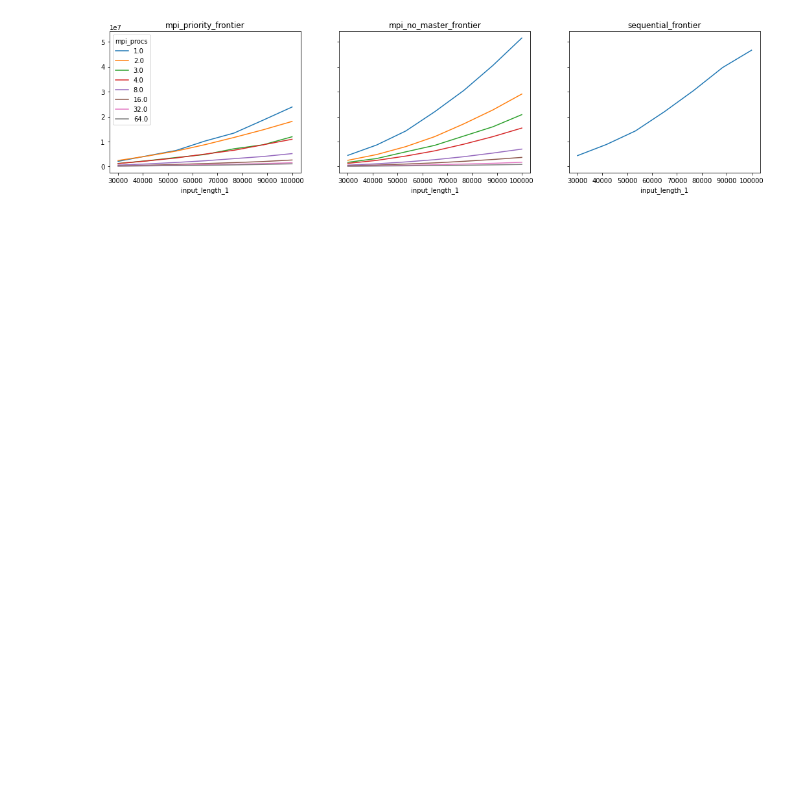
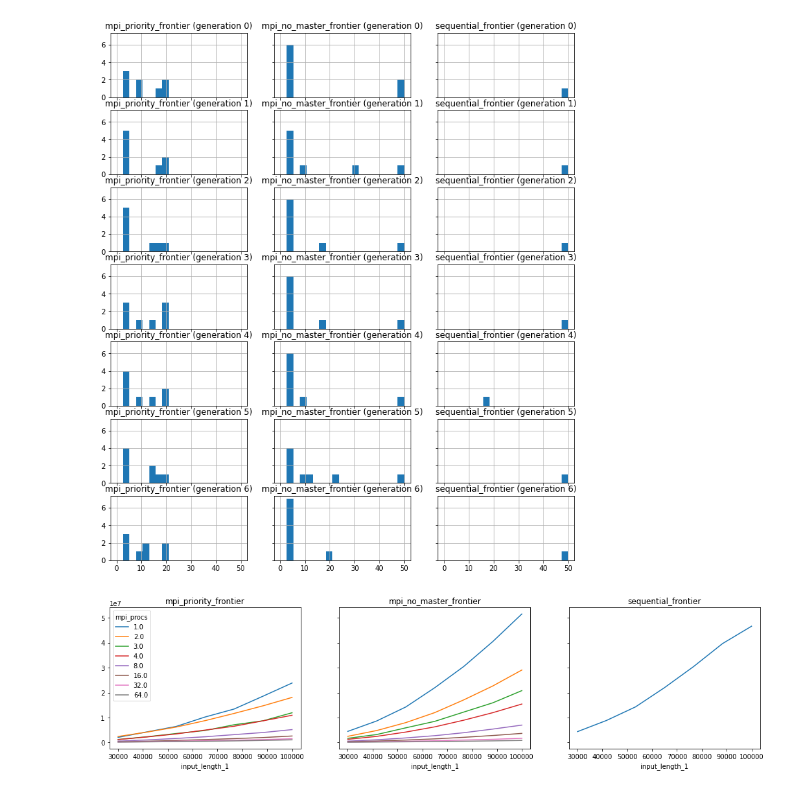
Before and after one commit to tehwalris/mpi-myers-diff, a Jupyter notebook: notebooks/benchmark-analysis-euler-presentation/independent_small.ipynb, the cells around one changed output. Cells and saved outputs as stored; diff of their text form; code cells hidden in the pictures; blank space fills up the shorter version.

```diff
--- a/notebooks/benchmark-analysis-euler-presentation/independent_small.ipynb
+++ b/notebooks/benchmark-analysis-euler-presentation/independent_small.ipynb
@@ -22 +22,13 @@ benchmark_results.sample(5)
+# %%
+temp = benchmark_results.copy()
+temp['mpi_procs'] = temp['mpi_procs'].fillna(1)
+temp = temp.groupby(['generation_config_i', 'diff_program', 'mpi_procs']).max()['repetition_i']
+generation_config_i_values = sorted(temp.index.get_level_values('generation_config_i').unique().values)
+fig, ax = plt.subplots(len(generation_config_i_values), 3, figsize=(12, 2 * len(generation_config_i_values)), sharex=True, sharey=True)
+for diff_program_i, diff_program in enumerate(['mpi_priority_frontier', 'mpi_no_master_frontier', 'sequential_frontier']):
+    for generation_config_i in generation_config_i_values:
+        temp.xs(generation_config_i, level='generation_config_i').xs(diff_program, level='diff_program').hist(ax=ax[generation_config_i][diff_program_i], bins=np.linspace(0, 50, 20));
+        ax[generation_config_i][diff_program_i].set_title(f'{diff_program} (generation {generation_config_i})')
+# %% [output]
+[figure, added]
 # %%
```
Also changed, not shown: parts of 6 cells of this notebook, 1 other file.
